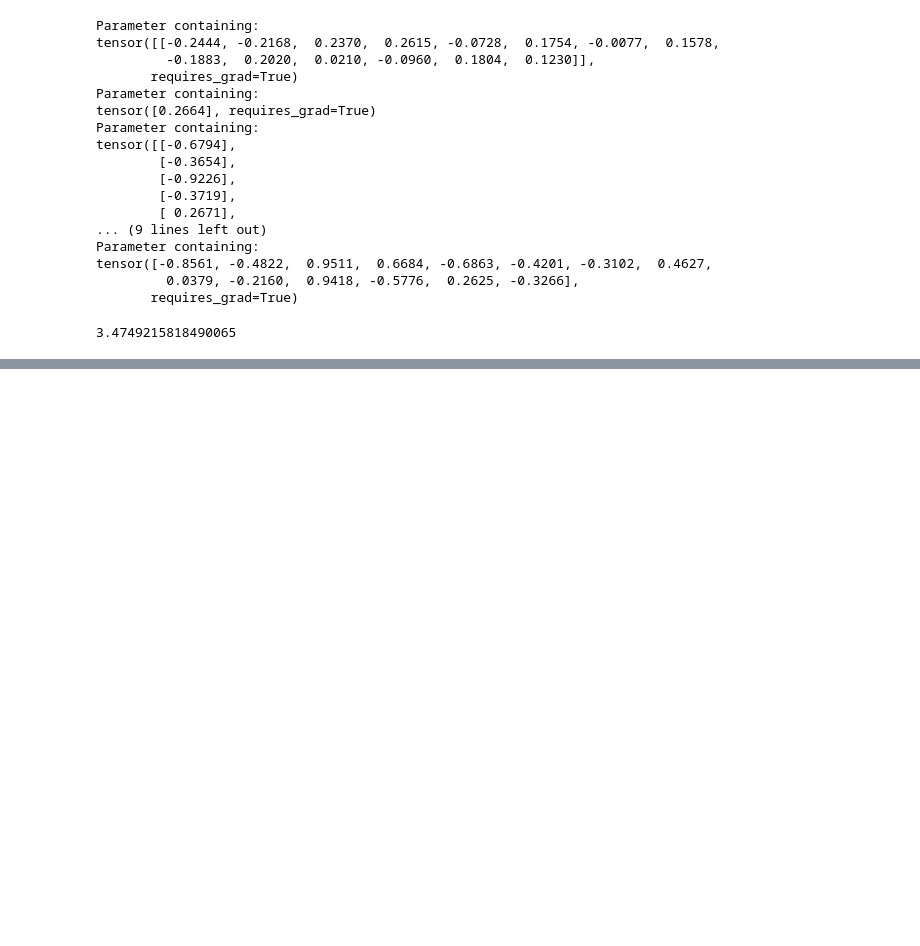
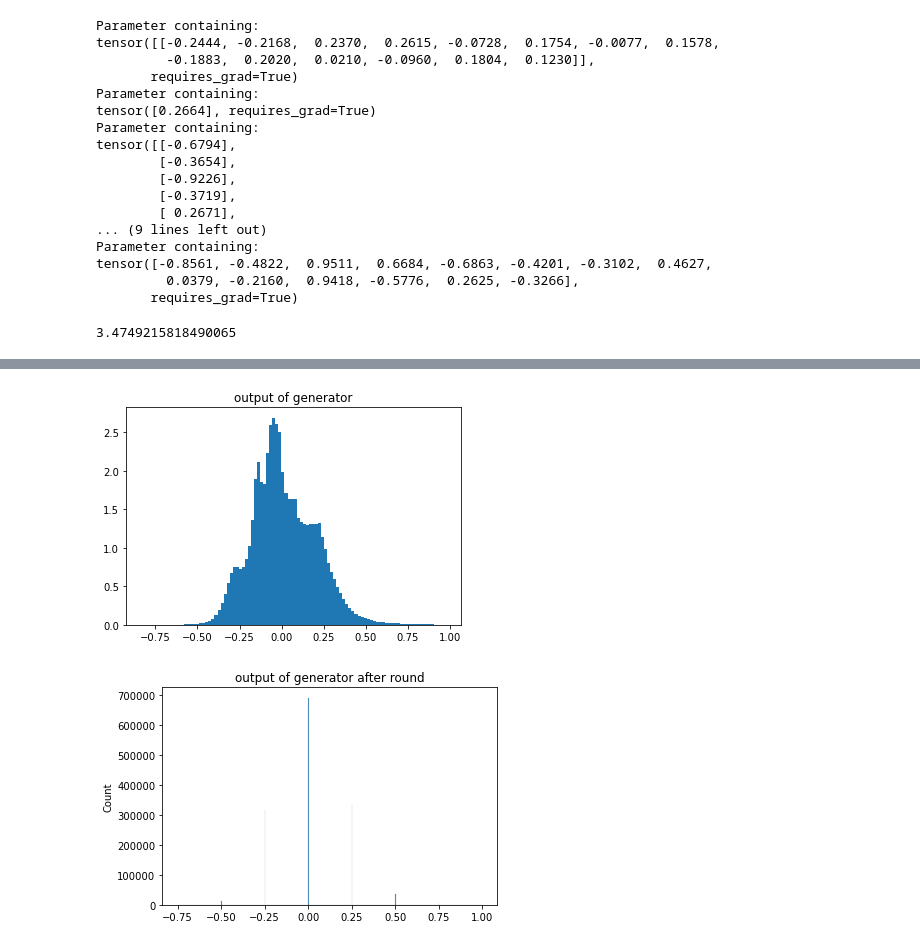
Before and after one commit to DengNaichen/gansForPolymer, a Jupyter notebook: Naicheng/res/log.ipynb, the cells around one changed output, grey strips where cells are left out. Saved outputs shown, nothing was run; the diff lists cells and outputs as text; code cells hidden in the pictures; blank space fills up the shorter version.

```diff
--- a/Naicheng/res/log.ipynb
+++ b/Naicheng/res/log.ipynb
@@ -106,0 +167,9 @@ nn.n_n_distance(coordinates)
+# %%
+i = 10
+check_point = torch.load(f'../experiments/11_1/no2/three_layers_gen_{100 * i}.pth.tar')
+generator.load_state_dict(check_point['gen_state_dict'])
+check_output_hist(generator, 100, 14, 100000)
+# 1000 epochs is not enough
+# %% [output]
+[figure, added]
+[figure, added]
```
Also changed, not shown: parts of 8 cells of this notebook, 5 other files.
